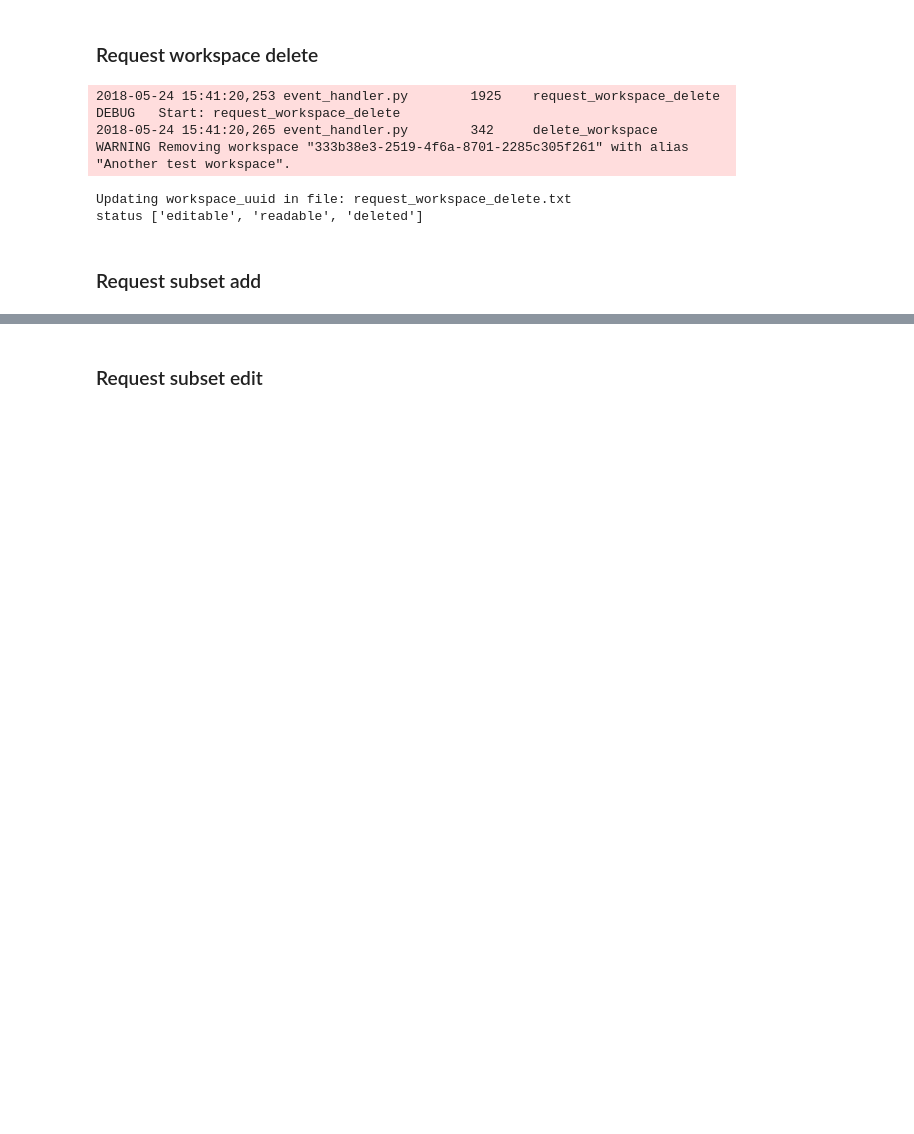
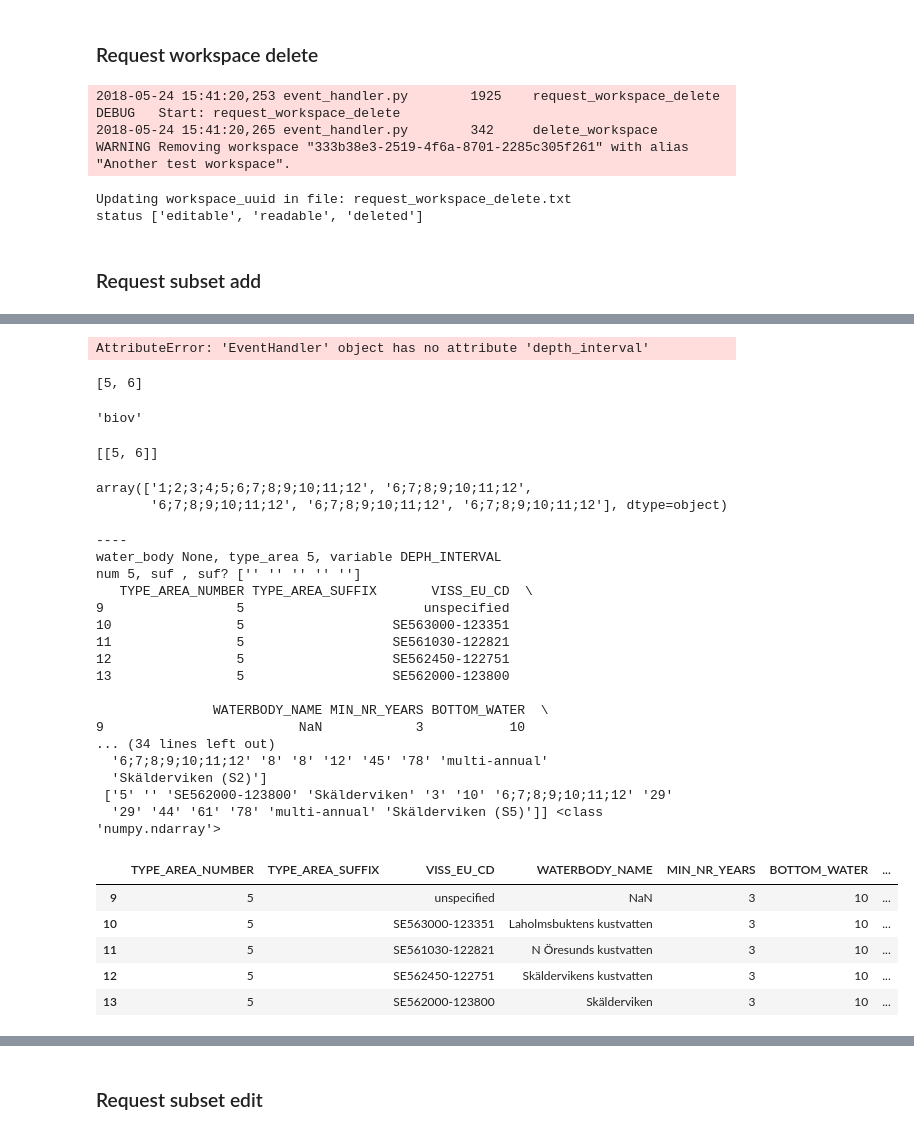
Before and after one commit to ekostat/ekostat_calculator, a Jupyter notebook: notebooks/mw_requests.ipynb, the cells around one changed output, grey strips where cells are left out. Drawn from its saved outputs; the diff is of its cells as text; code cells hidden in the pictures; blank space fills up the shorter version.

```diff
--- a/notebooks/mw_requests.ipynb
+++ b/notebooks/mw_requests.ipynb
@@ -708,0 +1004,9 @@ No data selected to be loaded!
+# %%
+t0 = time.time()
+ekos = EventHandler(**paths)
+request = ekos.test_requests['request_subset_info']
+response_subset_info = ekos.request_subset_info(request)
+ekos.write_test_response('request_subset_info', response_subset_info)
+
+print('-'*50)
+print('Time for request: {}'.format(time.time()-t0))
@@ -708,0 +1182,48 @@ No data selected to be loaded!
+# %%
+ekos.depth_interval
+# %% [output]
+AttributeError: 'EventHandler' object has no attribute 'depth_interval'
+# %%
+ekos.month_list
+# %% [output]
+[5, 6]
+# %%
+ekos.indicator
+# %% [output]
+'biov'
+# %%
+ekos.month_interval
+# %% [output]
+[[5, 6]]
+# %%
+ekos.month_list.values
+# %% [output]
+array(['1;2;3;4;5;6;7;8;9;10;11;12', '6;7;8;9;10;11;12',
+       '6;7;8;9;10;11;12', '6;7;8;9;10;11;12', '6;7;8;9;10;11;12'], dtype=object)
+# %%
+a = ekos.set.get_value(type_area=ekos.type_area, variable='DEPH_INTERVAL')
+a
+# %% [output]
+----
+water_body None, type_area 5, variable DEPH_INTERVAL
+num 5, suf , suf? ['' '' '' '' '']
+   TYPE_AREA_NUMBER TYPE_AREA_SUFFIX       VISS_EU_CD  \
+9                 5                       unspecified
+10                5                   SE563000-123351
+11                5                   SE561030-122821
+12                5                   SE562450-122751
+13                5                   SE562000-123800
+
+               WATERBODY_NAME MIN_NR_YEARS BOTTOM_WATER  \
+9                         NaN            3           10
+... (34 lines left out)
+  '6;7;8;9;10;11;12' '8' '8' '12' '45' '78' 'multi-annual'
+  'Skälderviken (S2)']
+ ['5' '' 'SE562000-123800' 'Skälderviken' '3' '10' '6;7;8;9;10;11;12' '29'
+  '29' '44' '61' '78' 'multi-annual' 'Skälderviken (S5)']] <class 'numpy.ndarray'>
+|  | TYPE_AREA_NUMBER | TYPE_AREA_SUFFIX | VISS_EU_CD | WATERBODY_NAME | MIN_NR_YEARS | BOTTOM_WATER | ... |
+| 9 | 5 |  | unspecified | NaN | 3 | 10 | ... |
+| 10 | 5 |  | SE563000-123351 | Laholmsbuktens kustvatten | 3 | 10 | ... |
+| 11 | 5 |  | SE561030-122821 | N Öresunds kustvatten | 3 | 10 | ... |
+| 12 | 5 |  | SE562450-122751 | Skäldervikens kustvatten | 3 | 10 | ... |
+| 13 | 5 |  | SE562000-123800 | Skälderviken | 3 | 10 | ... |
```
Also changed, not shown: parts of 59 cells of this notebook, 35 other files.
